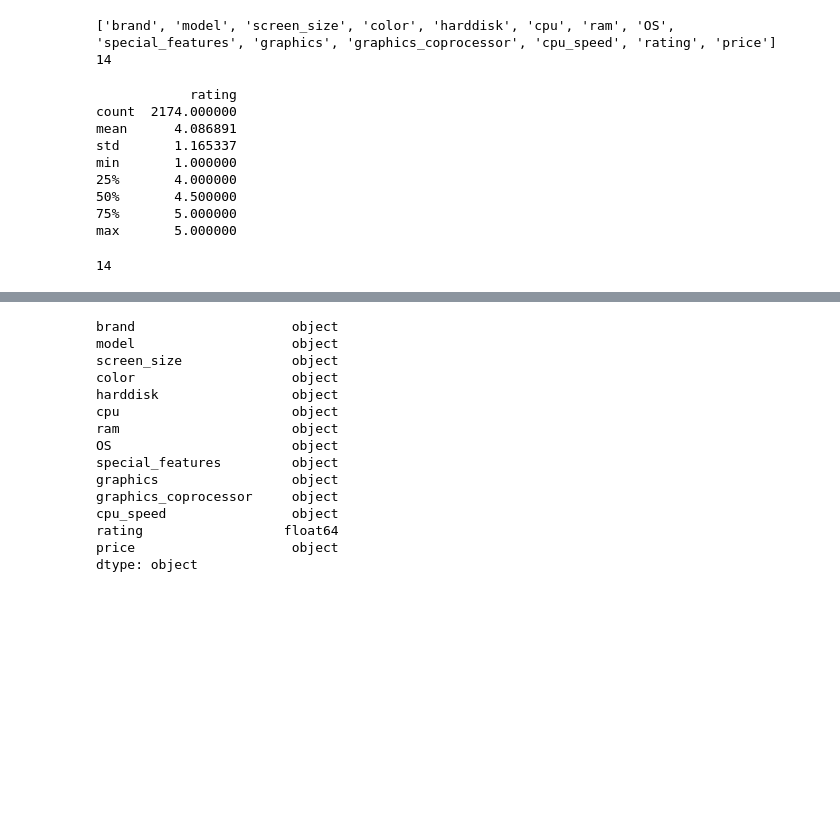
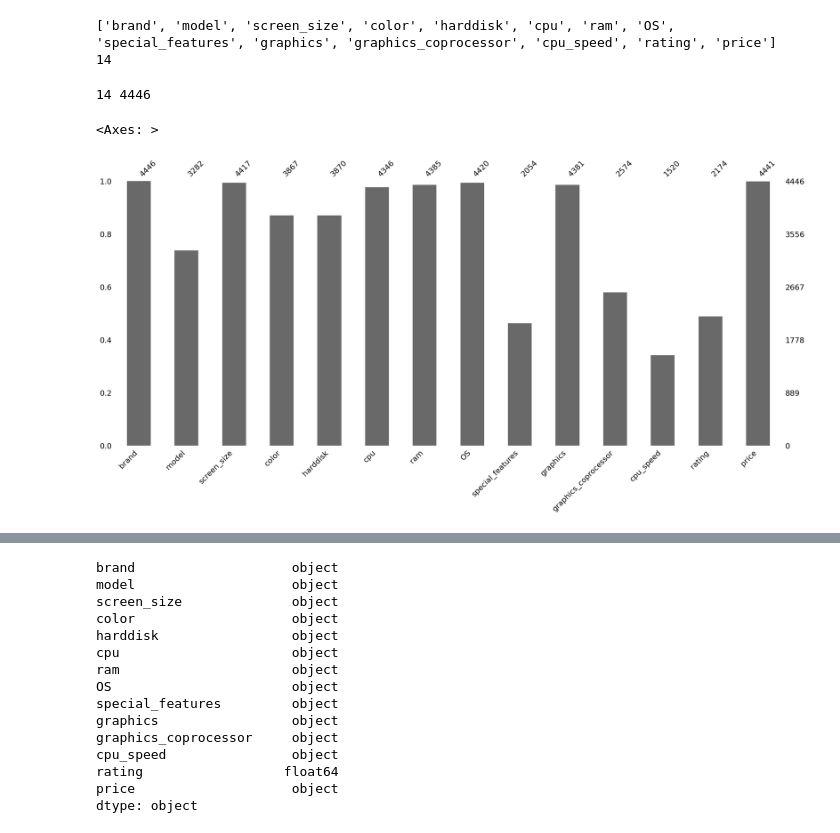
Before and after one commit to Theosdoor/Data-Cleaning-and-Analysis-Coursework, a Jupyter notebook: nchw73.ipynb, the cells around one changed output, grey strips where cells are left out. Saved outputs shown, nothing was run; the diff lists cells and outputs as text; code cells hidden in the pictures; blank space fills up the shorter version.

```diff
--- a/nchw73.ipynb
+++ b/nchw73.ipynb
@@ -17,23 +34,19 @@ print(len(data.columns.tolist()))
 # %% [output]
 ['brand', 'model', 'screen_size', 'color', 'harddisk', 'cpu', 'ram', 'OS', 'special_features', 'graphics', 'graphics_coprocessor', 'cpu_speed', 'rating', 'price']
 14
-# %%
-print(data.describe())
-
-# rating is the only numerical column at the moment
-# %% [output]
-            rating
-count  2174.000000
-mean      4.086891
-std       1.165337
-min       1.000000
-25%       4.000000
-50%       4.500000
-75%       5.000000
-max       5.000000
 # %%
 # Drop columns that have all missing data
 data.dropna(axis = 1, how = 'all')
-print(len(data.columns.tolist())) # no columns dropped
+data.dropna(axis = 0, how = 'all')
+print(len(data.columns), len(data.values)) # no columns/rows dropped
 # %% [output]
-14
+14 4446
+# %%
+# https://youtu.be/Wdvwer7h-8w
+msno.bar(data)
+#msno.matrix(data)
+#msno.heatmap(data) # correlation of null values b/t cols
+#msno.dendrogram(data) # closer connection ==> higher degreee of null value correlation
+# %% [output]
+<Axes: >
+[figure, added]
```
Also changed, not shown: parts of 34 cells of this notebook.
